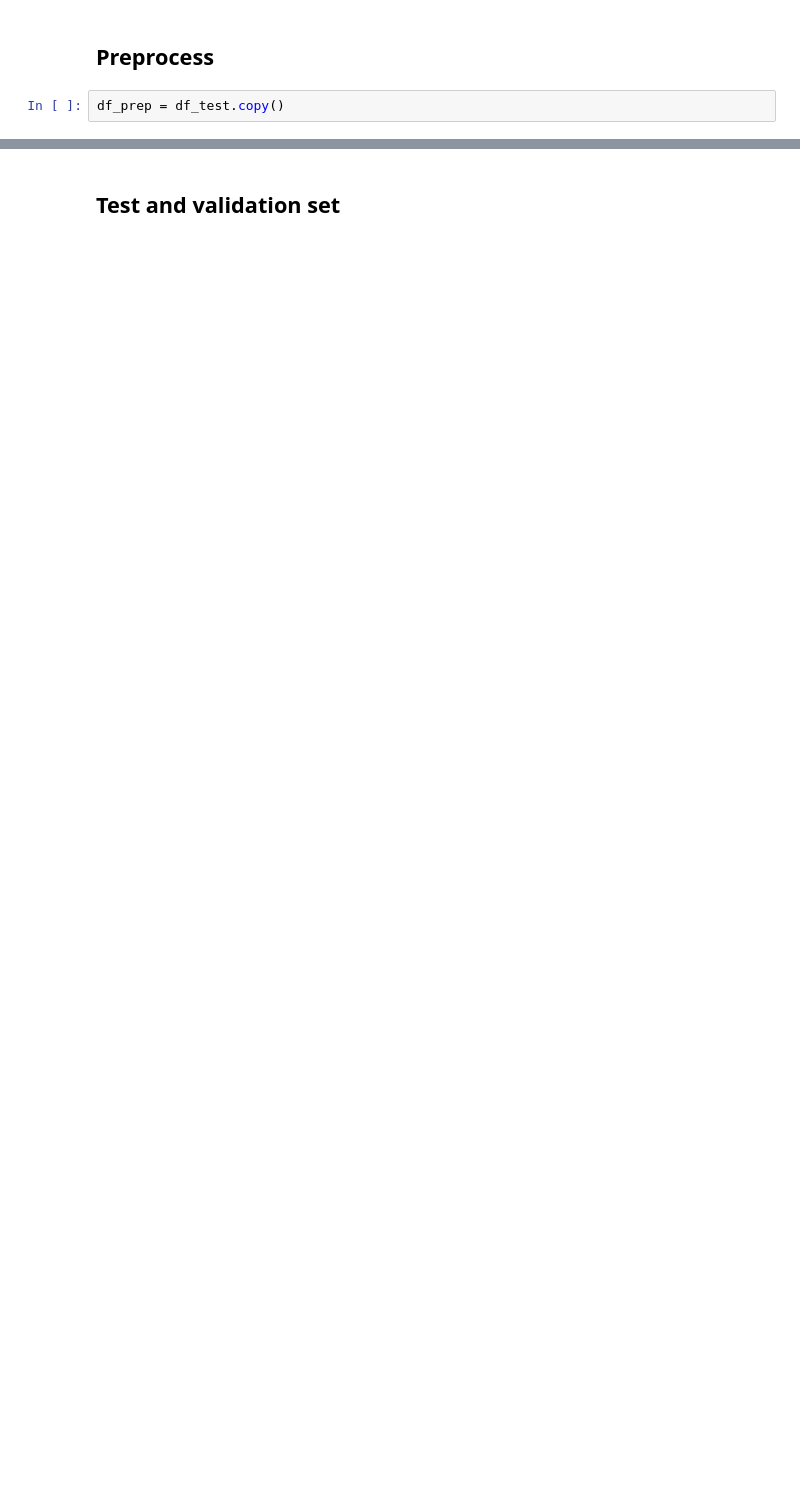
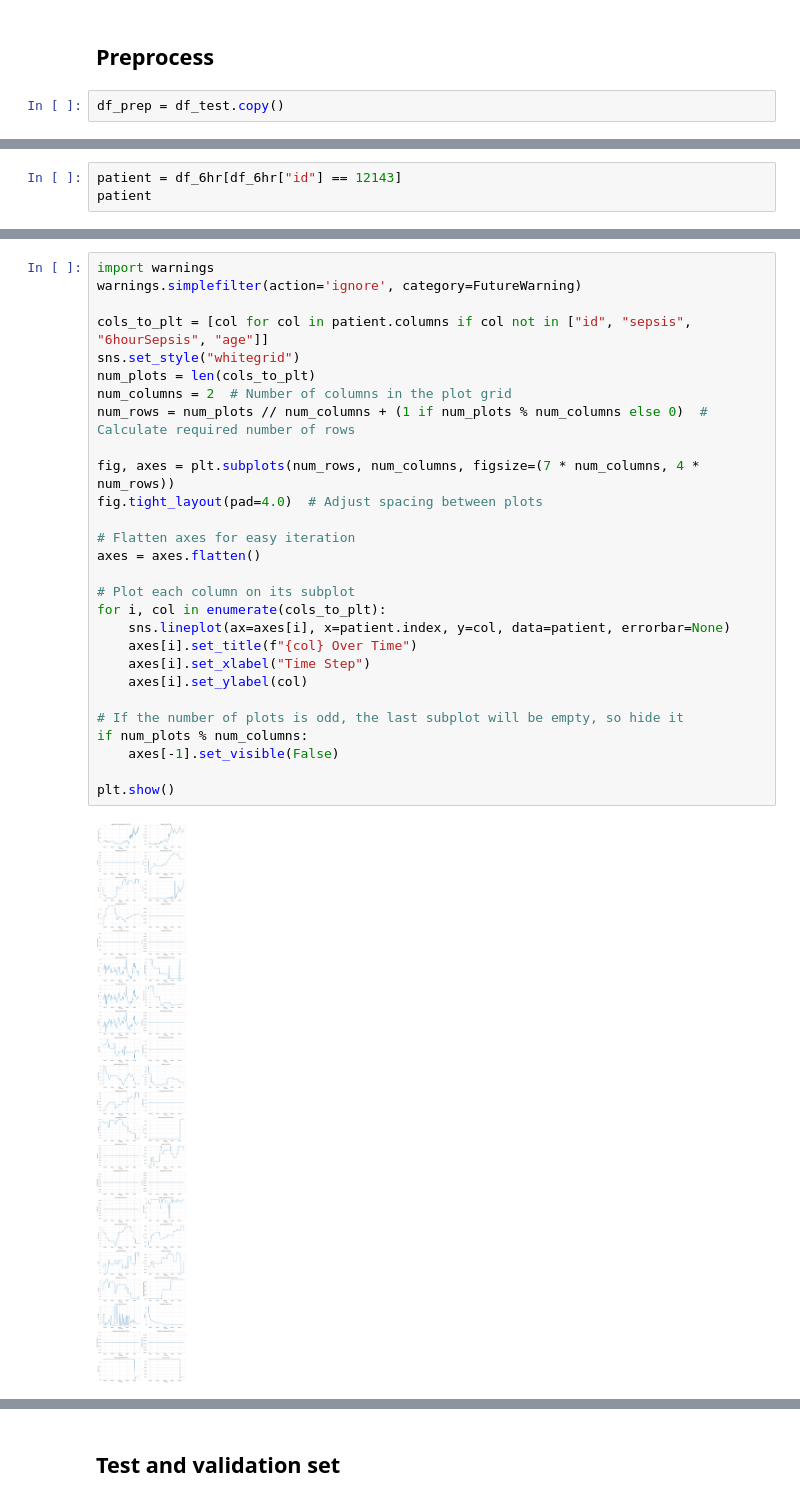
Before and after one commit to emilwennstrom/SepsisTS, a Jupyter notebook: sepsis1.ipynb, the cells around one changed output, grey strips where cells are left out. Saved outputs shown, nothing was run; the diff lists cells and outputs as text; blank space fills up the shorter version.

```diff
--- a/sepsis1.ipynb
+++ b/sepsis1.ipynb
@@ -255,0 +256,3 @@ Index(['respiratory_minute_volume', 'heart_rate', 'leukocytes', 'temperature',
+# %%
+patient = df_6hr[df_6hr["id"] == 12143]
+patient
@@ -256 +293,31 @@ Index(['respiratory_minute_volume', 'heart_rate', 'leukocytes', 'temperature',
+# %%
+import warnings
+warnings.simplefilter(action='ignore', category=FutureWarning)
+
+cols_to_plt = [col for col in patient.columns if col not in ["id", "sepsis", "6hourSepsis", "age"]]
+sns.set_style("whitegrid")
+num_plots = len(cols_to_plt)
+num_columns = 2  # Number of columns in the plot grid
+num_rows = num_plots // num_columns + (1 if num_plots % num_columns else 0)  # Calculate required number of rows
+
+fig, axes = plt.subplots(num_rows, num_columns, figsize=(7 * num_columns, 4 * num_rows))
+fig.tight_layout(pad=4.0)  # Adjust spacing between plots
+
+# Flatten axes for easy iteration
+axes = axes.flatten()
+
+# Plot each column on its subplot
+for i, col in enumerate(cols_to_plt):
+    sns.lineplot(ax=axes[i], x=patient.index, y=col, data=patient, errorbar=None)
+    axes[i].set_title(f"{col} Over Time")
+    axes[i].set_xlabel("Time Step")
+    axes[i].set_ylabel(col)
+
+# If the number of plots is odd, the last subplot will be empty, so hide it
+if num_plots % num_columns:
+    axes[-1].set_visible(False)
+
+plt.show()
+# %% [output]
+[figure, added]
 # %%
```
Also changed, not shown: parts of 33 cells of this notebook.
